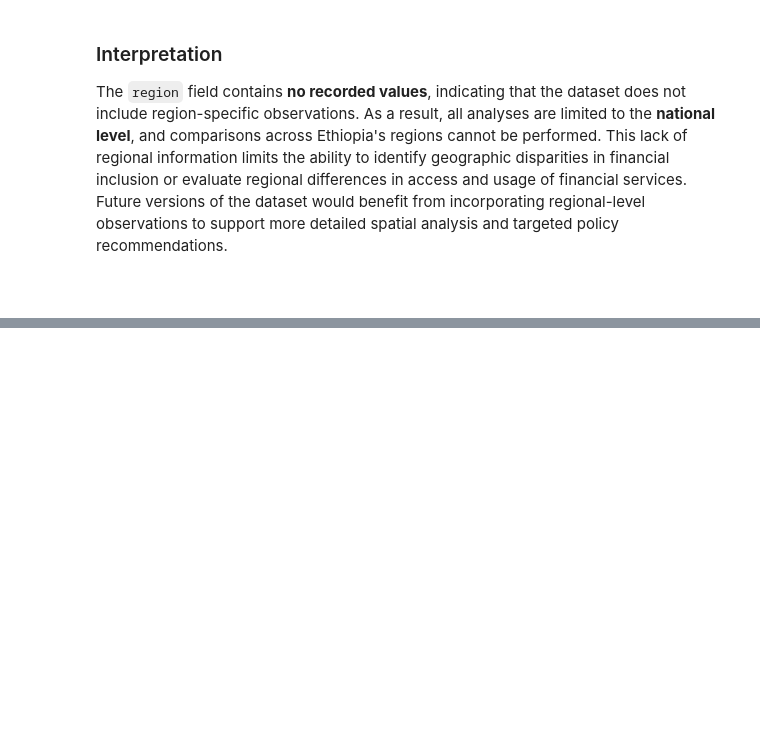
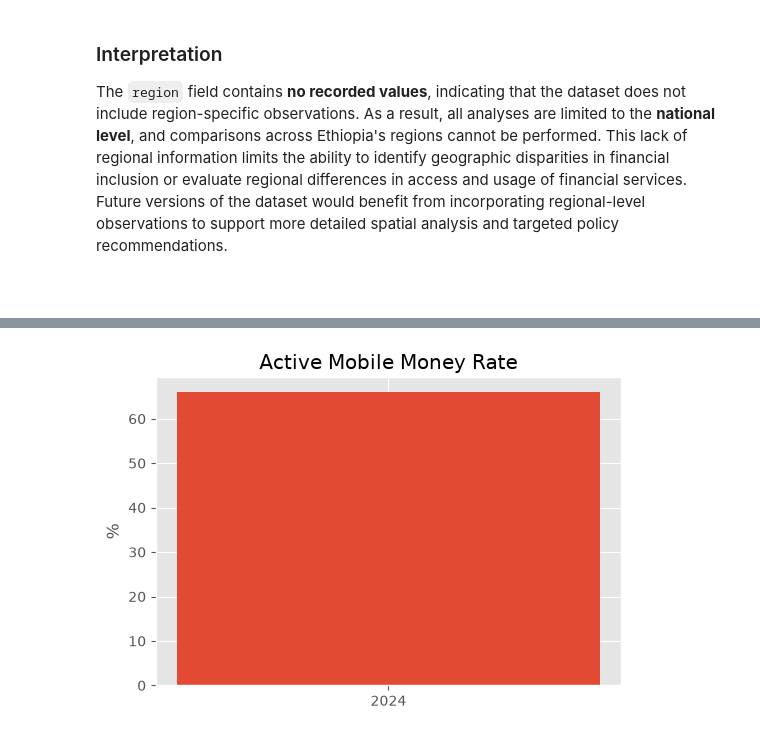
Before and after one commit to Lalisecf/ethiopia-fi-forecast-week11, a Jupyter notebook: notebooks/task_2_eda.ipynb, the cells around one changed output, grey strips where cells are left out. Cells and saved outputs as stored; diff of their text form; code cells hidden in the pictures; blank space fills up the shorter version.

```diff
--- a/notebooks/task_2_eda.ipynb
+++ b/notebooks/task_2_eda.ipynb
@@ -1033,0 +1280,6 @@ The `region` field contains **no recorded values**, indicating that the dataset
+# %%
+active = usage[
+    usage["indicator_code"] == "USG_ACTIVE_RATE"
+]
+
+active
@@ -1033,0 +1289,15 @@ The `region` field contains **no recorded values**, indicating that the dataset
+# %%
+plt.figure(figsize=(6,4))
+
+plt.bar(
+    active["observation_date"].dt.year.astype(str),
+    active["value_numeric"]
+)
+
+plt.title("Active Mobile Money Rate")
+
+plt.ylabel("%")
+
+plt.show()
+# %% [output]
+[figure, added]
```
Also changed, not shown: parts of 27 cells of this notebook.
